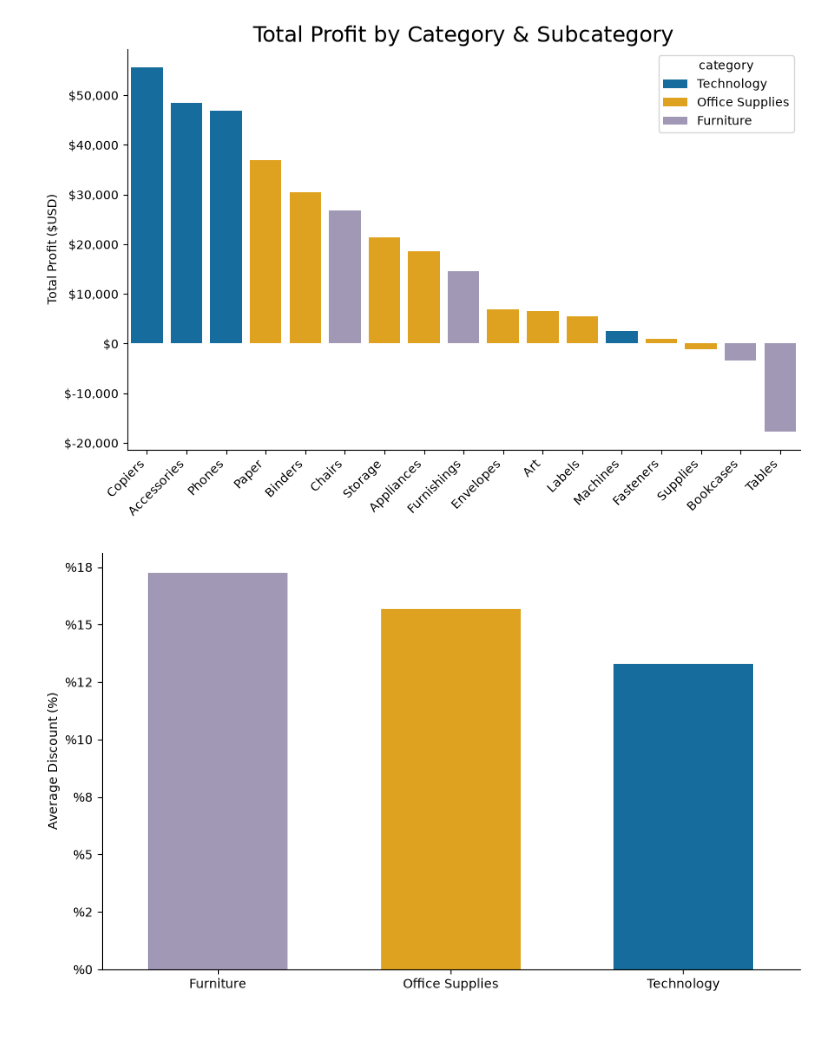
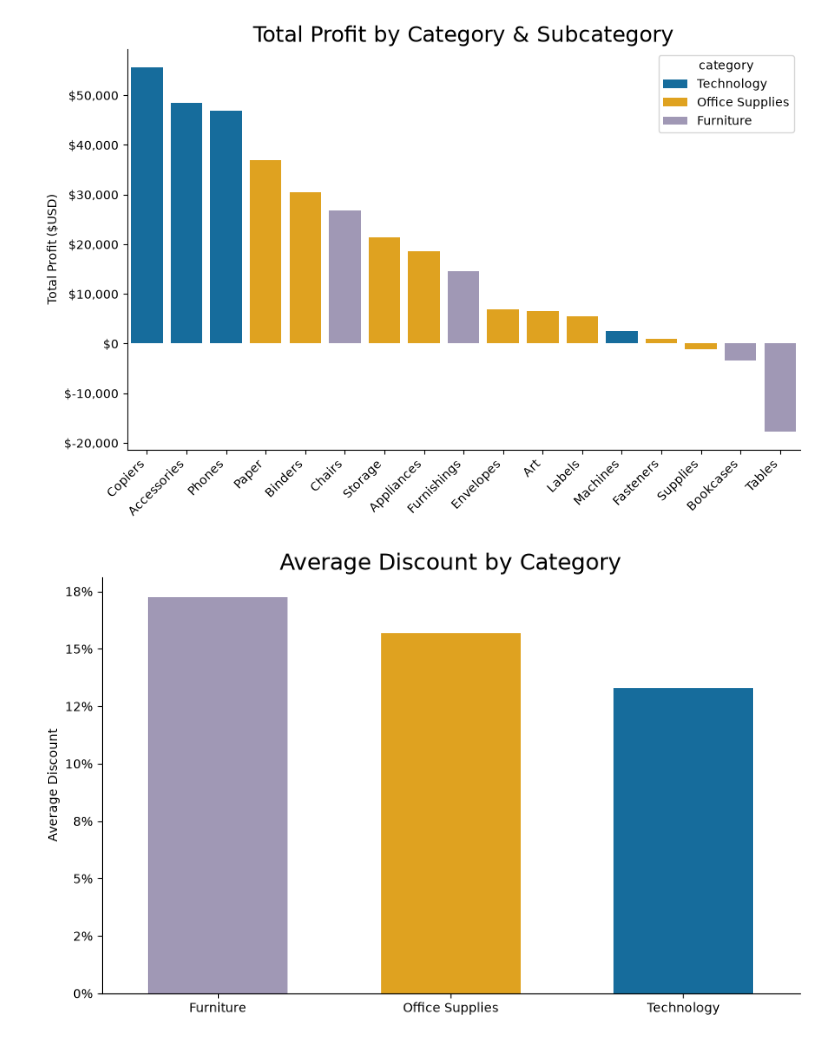
Before and after one commit to max-reevage/DataAnalysisModule3, a Jupyter notebook: Week4/notebooks/superstore_sales_workflow.ipynb, the cells around one changed output. Drawn from its saved outputs; the diff is of its cells as text; code cells hidden in the pictures.

Commit message:
Completed week 4 assignment. May change graph types.

```diff
--- a/Week4/notebooks/superstore_sales_workflow.ipynb
+++ b/Week4/notebooks/superstore_sales_workflow.ipynb
@@ -457,19 +451,18 @@ plt.show()
 # %%
 # visualization two code here
 
-# example using result1
 plt.figure(figsize=(10,6))
 sns.barplot(result4, x='category', y='avg_discount', palette=colors, hue='category', legend=False, width=0.6)
-plt.title('',fontsize=18)
+plt.title('Average Discount by Category',fontsize=18)
 plt.xlabel(None)
-plt.ylabel('Average Discount (%)')
+plt.ylabel('Average Discount')
 
 plt.ticklabel_format(style='plain', axis='y')
 
 ax = plt.gca()
-ax.yaxis.set_major_formatter(mticker.FuncFormatter(lambda x, _: f'%{x:,.0f}'))
+ax.yaxis.set_major_formatter(mticker.FuncFormatter(lambda x, _: f'{x:,.0f}%'))
 
 sns.despine()
 plt.show()
 # %% [output]
-[figure, old version]
+[figure, new version]
```
Also changed, not shown: parts of 5 cells of this notebook, 1 other file.
